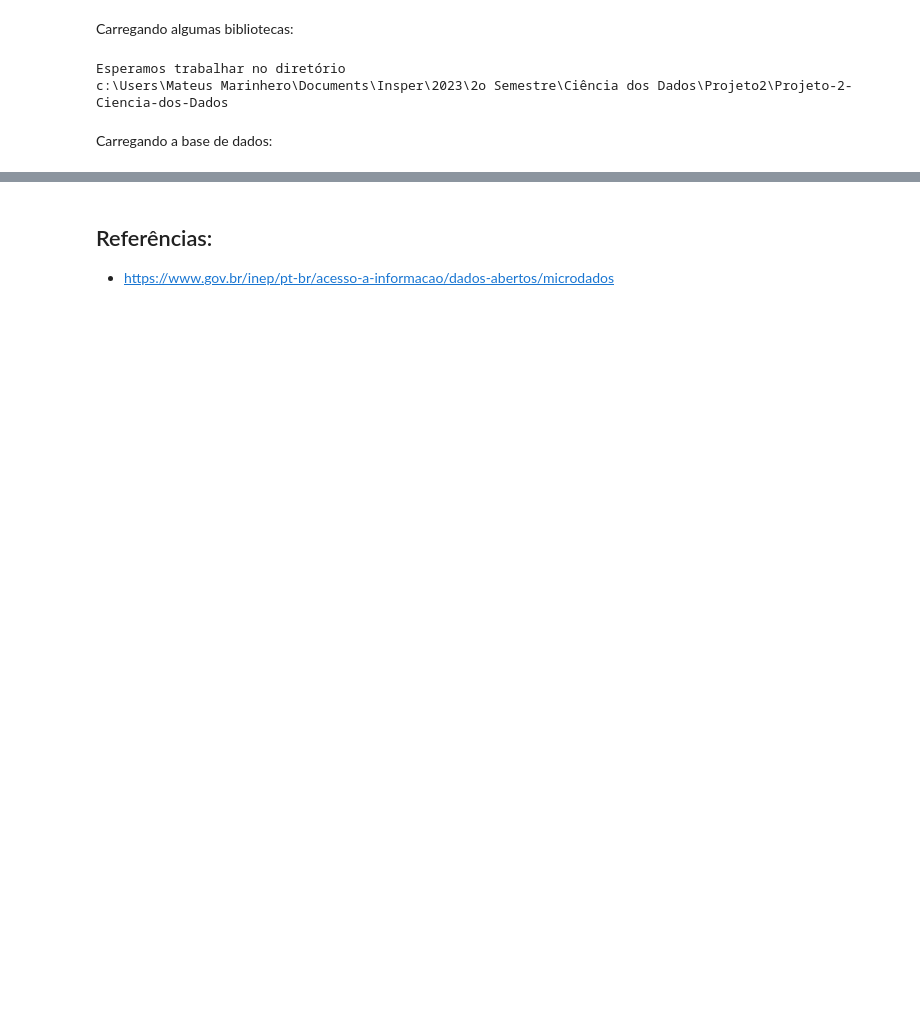
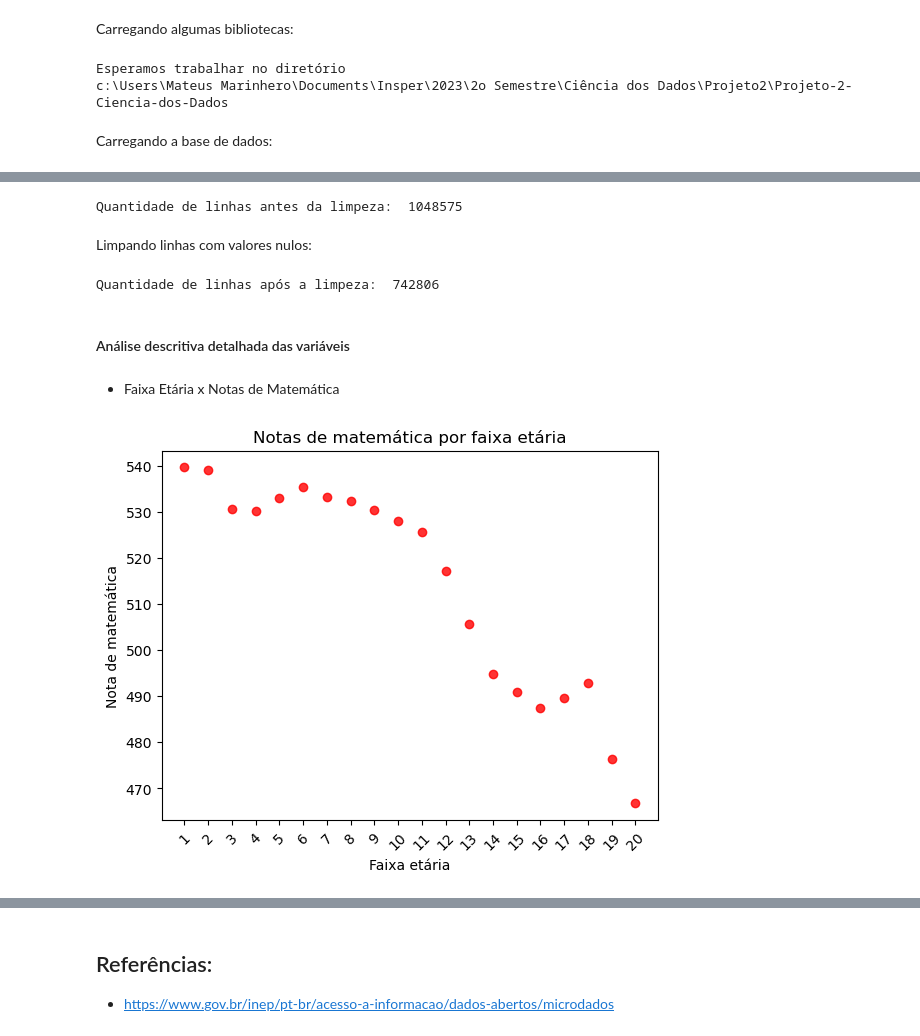
Before and after one commit to MateusMarinheiro18/Projeto-2-Ciencia-dos-Dados, a Jupyter notebook: principal.ipynb, the cells around one changed output, grey strips where cells are left out. Saved outputs shown, nothing was run; the diff lists cells and outputs as text; code cells hidden in the pictures; blank space fills up the shorter version.

Commit message:
gráficos relacionaveis

```diff
--- a/principal.ipynb
+++ b/principal.ipynb
@@ -138,5 +104,0 @@ dtype: object
-# %%
-# Criando base de dados com os filtros baseados no target e nos features
-
-dados = dados.loc[:,['NO_MUNICIPIO_ESCOLA', 'TP_DEPENDENCIA_ADM_ESCOLA', 'TP_LOCALIZACAO_ESCOLA', 'NU_MEDIA_TOT', 'INSE', 'PORTE_ESCOLA']]
-dados
@@ -157,5 +104,0 @@ dados
-# %%
-#Limapando os dados de linhas com valores nulos
-
-dados = dados.loc[(dados['NU_MEDIA_TOT'].notnull()) & (dados['INSE'].notnull()) & (dados['PORTE_ESCOLA'].notnull())]
-dados
@@ -163,0 +107,3 @@ dados
+# %%
+dados = dados.loc[:, ["TP_FAIXA_ETARIA", "TP_SEXO", "TP_COR_RACA", "TP_ESCOLA", "NU_NOTA_CN", "NU_NOTA_MT"]]
+dados.head()
@@ -163,0 +117,41 @@ dados
+# %%
+n = len(dados)
+print('Quantidade de linhas antes da limpeza: ', n)
+# %% [output]
+Quantidade de linhas antes da limpeza:  1048575
+# %% [markdown]
+Limpando linhas com valores nulos:
+# %%
+dados = dados.dropna()
+n = len(dados)
+print('Quantidade de linhas após a limpeza: ', n)
+# %% [output]
+Quantidade de linhas após a limpeza:  742806
+# %% [markdown]
+#### Análise descritiva detalhada das variáveis
+# %% [markdown]
+- Faixa Etária x Notas de Matemática
+# %%
+import numpy as np
+import matplotlib.pyplot as plt
+
+# Supondo que 'dados' seja o DataFrame que contém suas notas e faixas etárias
+
+# Médias das notas de matemática por faixa etária
+y = dados.groupby(['TP_FAIXA_ETARIA']).NU_NOTA_MT.mean()
+
+# Criando um array com os índices para o eixo x
+x = np.arange(len(y))
+
+# Gráfico de dispersão das notas de matemática por faixa etária
+plt.scatter(x, y, c='red', alpha=0.8)
+
+# Configurando os ticks do eixo x
+plt.xticks(x, labels=y.index, rotation=45)
+
+plt.title('Notas de matemática por faixa etária')
+plt.xlabel('Faixa etária')
+plt.ylabel('Nota de matemática')
+plt.show()
+# %% [output]
+[figure, added]
```
Also changed, not shown: parts of 16 cells of this notebook.
